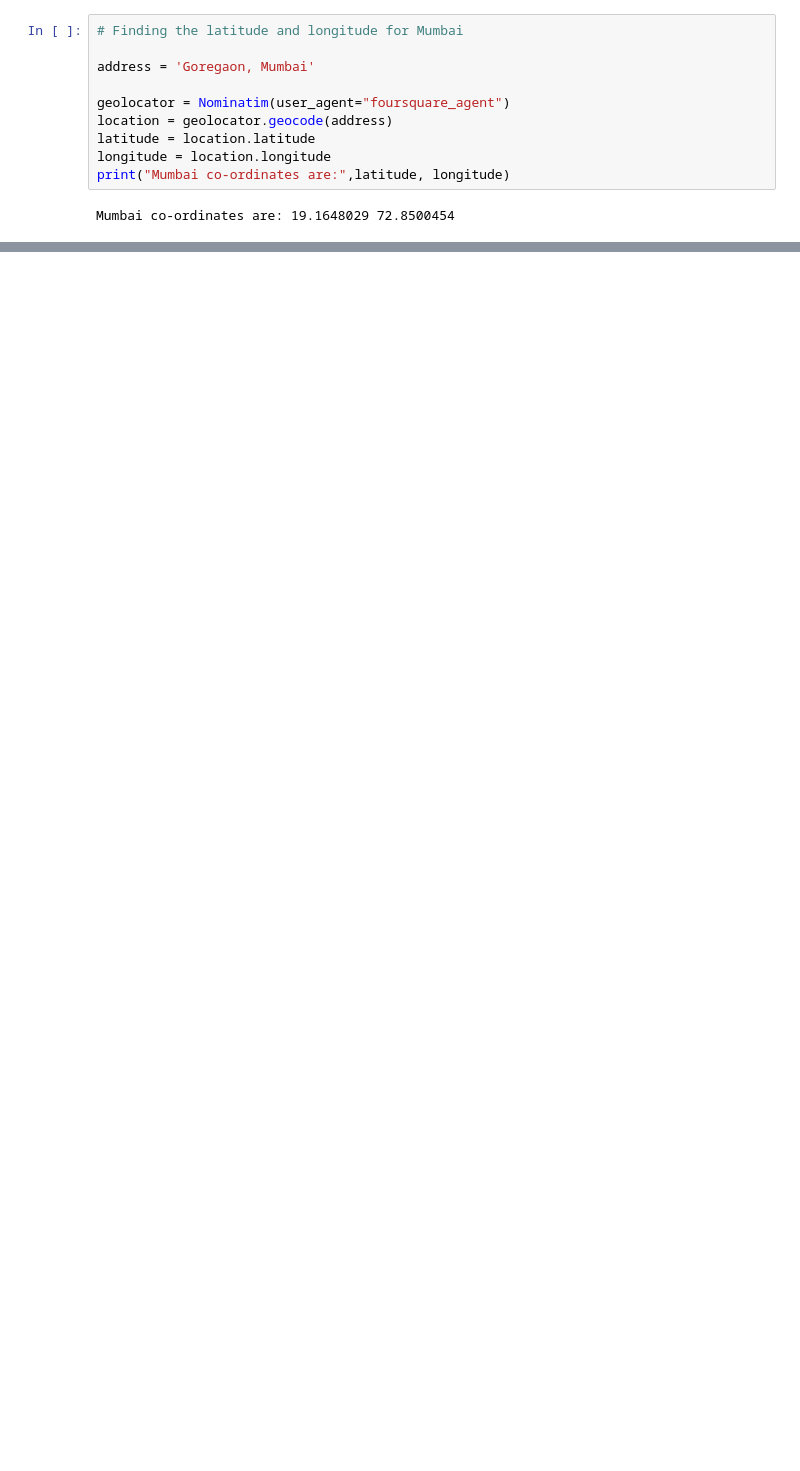
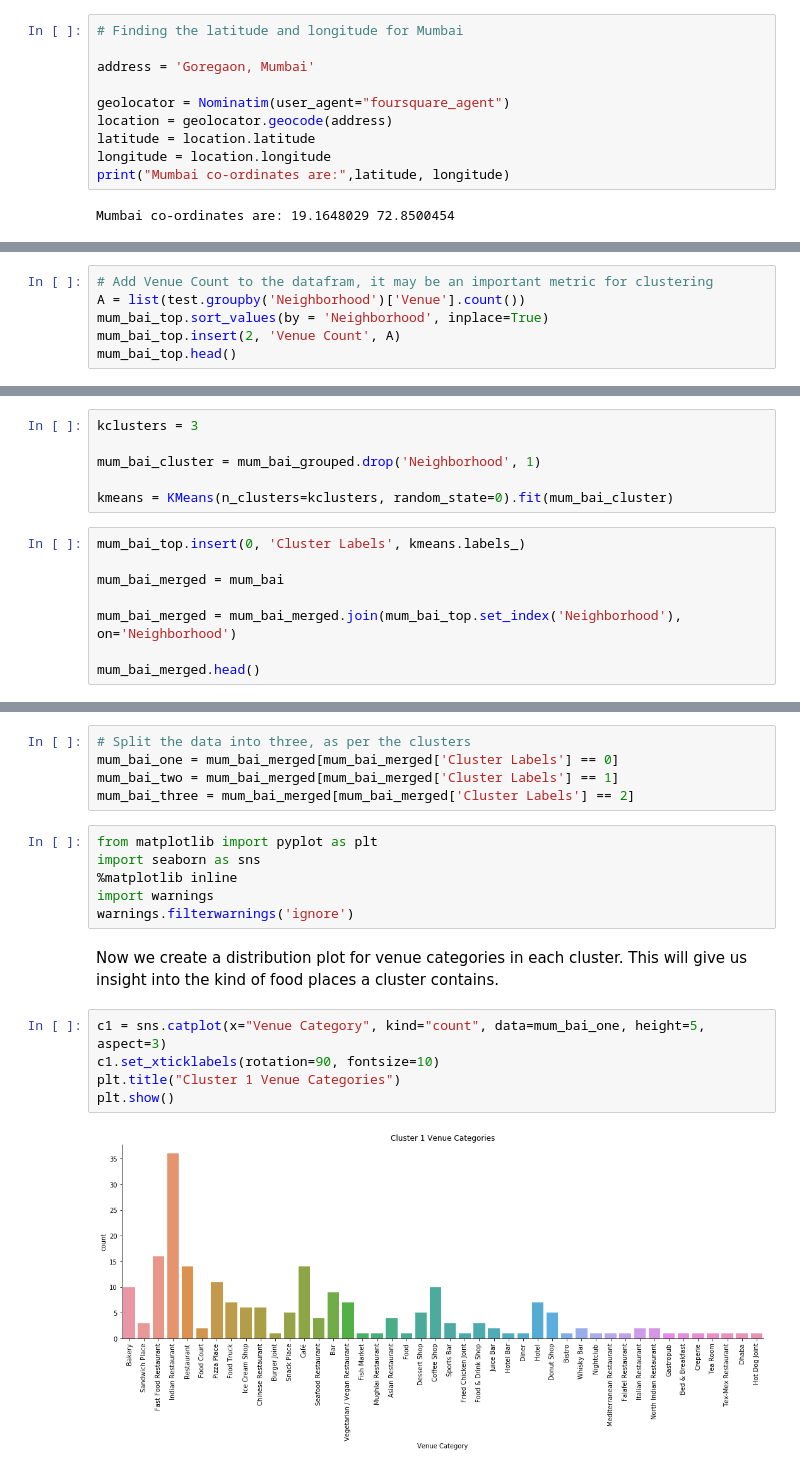
Before and after one commit to ShriKadam/Coursera_Capstone, a Jupyter notebook: Beriyan_Mumbai_Expansion_Strategy.ipynb, the cells around one changed output, grey strips where cells are left out. Saved outputs shown, nothing was run; the diff lists cells and outputs as text; blank space fills up the shorter version.

```diff
--- a/Beriyan_Mumbai_Expansion_Strategy.ipynb
+++ b/Beriyan_Mumbai_Expansion_Strategy.ipynb
@@ -147,0 +514,6 @@ map_mumbai
+# %%
+# Add Venue Count to the datafram, it may be an important metric for clustering
+A = list(test.groupby('Neighborhood')['Venue'].count())
+mum_bai_top.sort_values(by = 'Neighborhood', inplace=True)
+mum_bai_top.insert(2, 'Venue Count', A)
+mum_bai_top.head()
@@ -147,0 +560,14 @@ map_mumbai
+# %%
+kclusters = 3
+
+mum_bai_cluster = mum_bai_grouped.drop('Neighborhood', 1)
+
+kmeans = KMeans(n_clusters=kclusters, random_state=0).fit(mum_bai_cluster)
+# %%
+mum_bai_top.insert(0, 'Cluster Labels', kmeans.labels_)
+
+mum_bai_merged = mum_bai
+
+mum_bai_merged = mum_bai_merged.join(mum_bai_top.set_index('Neighborhood'), on='Neighborhood')
+
+mum_bai_merged.head()
@@ -147,0 +614,20 @@ map_mumbai
+# %%
+# Split the data into three, as per the clusters
+mum_bai_one = mum_bai_merged[mum_bai_merged['Cluster Labels'] == 0]
+mum_bai_two = mum_bai_merged[mum_bai_merged['Cluster Labels'] == 1]
+mum_bai_three = mum_bai_merged[mum_bai_merged['Cluster Labels'] == 2]
+# %%
+from matplotlib import pyplot as plt
+import seaborn as sns
+%matplotlib inline
+import warnings
+warnings.filterwarnings('ignore')
+# %% [markdown]
+Now we create a distribution plot for venue categories in each cluster. This will give us insight into the kind of food places a cluster contains.
+# %%
+c1 = sns.catplot(x="Venue Category", kind="count", data=mum_bai_one, height=5, aspect=3)
+c1.set_xticklabels(rotation=90, fontsize=10)
+plt.title("Cluster 1 Venue Categories")
+plt.show()
+# %% [output]
+[figure, added]
```
Also changed, not shown: parts of 60 cells of this notebook.
